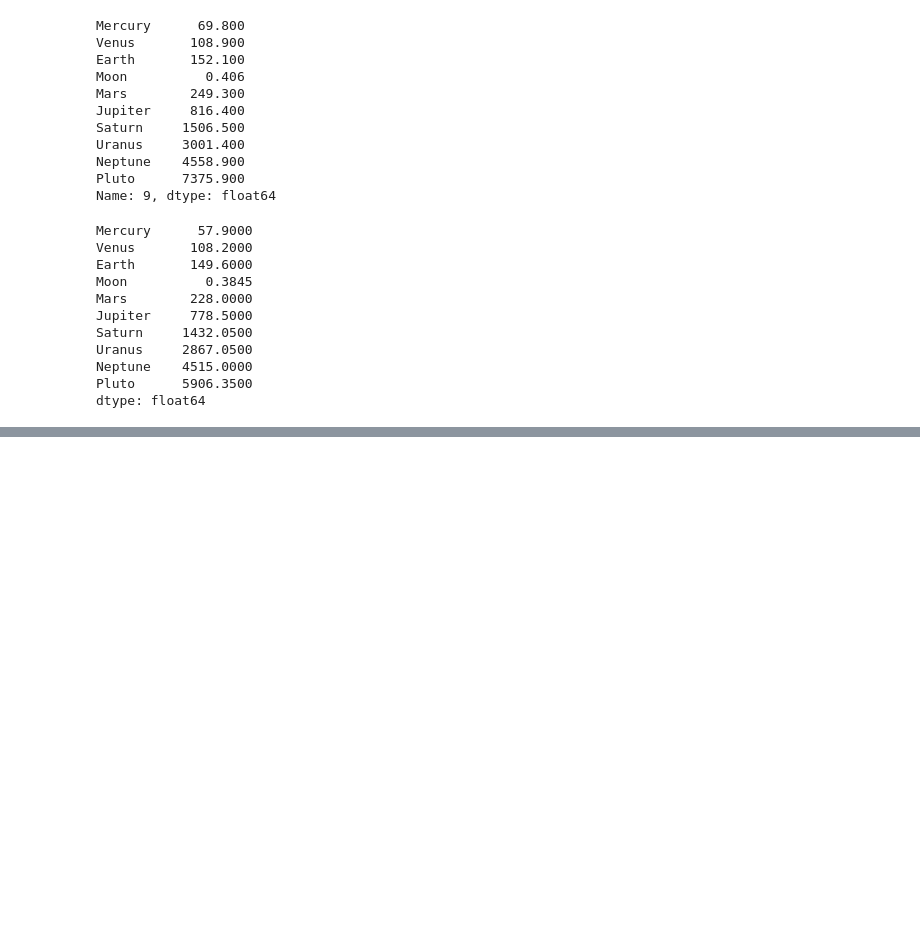
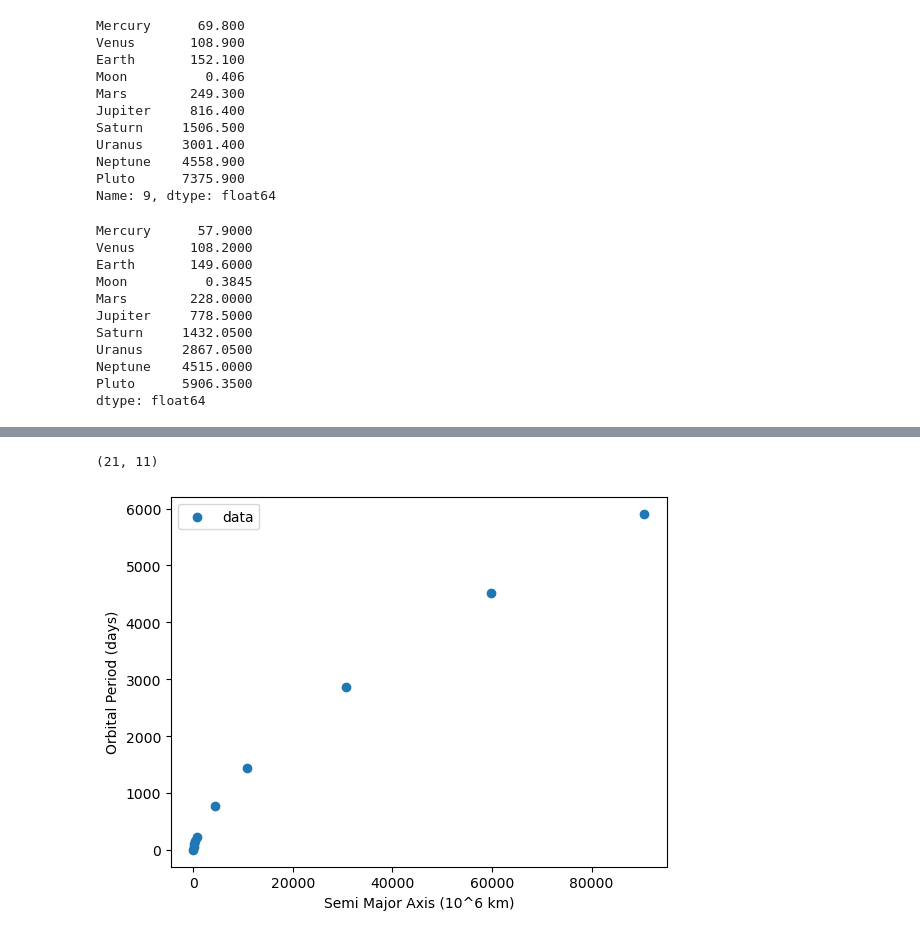
Before and after one commit to annikahattankutter-maker/annika, a Jupyter notebook: homework9/kepler.ipynb, the cells around one changed output, grey strips where cells are left out. Drawn from its saved outputs; the diff is of its cells as text; code cells hidden in the pictures; blank space fills up the shorter version.

```diff
--- a/homework9/kepler.ipynb
+++ b/homework9/kepler.ipynb
@@ -153,0 +179,19 @@ dtype: float64
+# %%
+df.shape
+# %% [output]
+(21, 11)
+# %%
+x = row_orbital_period
+y = semi_major_axis
+
+
+
+plt.figure()
+plt.scatter(x, y, label = 'data')
+plt.xlabel('Semi Major Axis (10^6 km)')
+plt.ylabel('Orbital Period (days)')
+plt.title('')
+plt.legend()
+plt.show()
+# %% [output]
+[figure, added]
```
Also changed, not shown: parts of 1 cell of this notebook.
